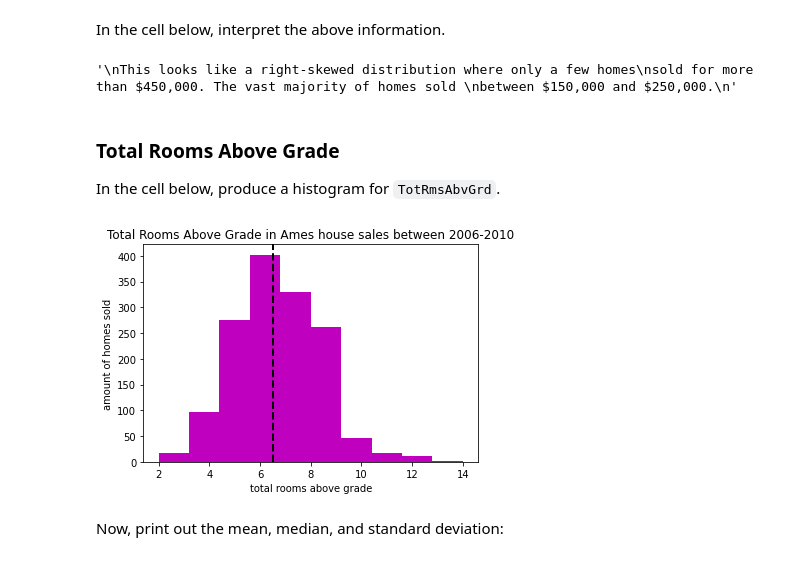
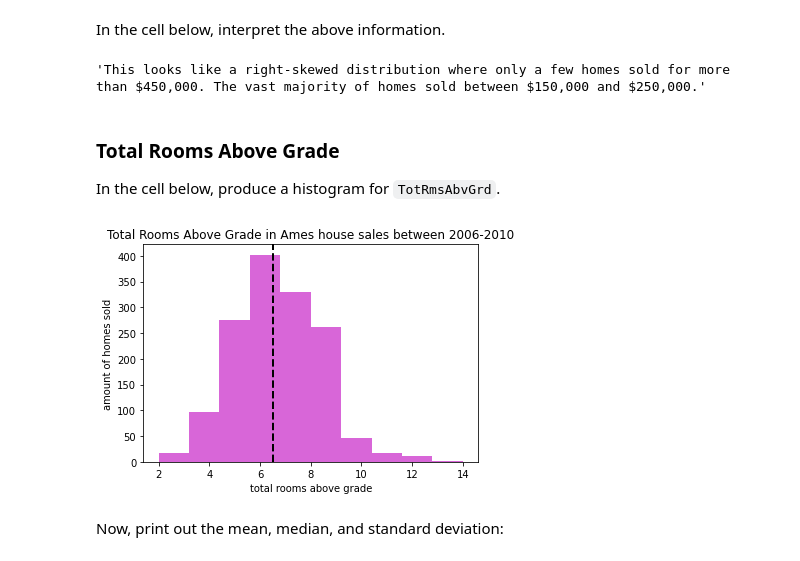
Before and after one commit to joeldmott/dsc-pandas-eda-lab, a Jupyter notebook: index.ipynb, the cells around one changed output. Drawn from its saved outputs; the diff is of its cells as text; code cells hidden in the pictures.

```diff
--- a/index.ipynb
+++ b/index.ipynb
@@ -198,29 +200,27 @@ sale price standard deviation = 79442.50288288663
 In the cell below, interpret the above information.
 # %%
 # Replace None with appropriate text
-"""
-This looks like a right-skewed distribution where only a few homes
-sold for more than $450,000. The vast majority of homes sold
-between $150,000 and $250,000.
-"""
+"""This looks like a right-skewed distribution where only a few homes \
+sold for more than $450,000. The vast majority of homes sold \
+between $150,000 and $250,000."""
 # %% [output]
-'\nThis looks like a right-skewed distribution where only a few homes\nsold for more than $450,000. The vast majority of homes sold \nbetween $150,000 and $250,000.\n'
+'This looks like a right-skewed distribution where only a few homes sold for more than $450,000. The vast majority of homes sold between $150,000 and $250,000.'
 # %% [markdown]
 ### Total Rooms Above Grade
 
 In the cell below, produce a histogram for `TotRmsAbvGrd`.
 # %%
-variable = df['TotRmsAbvGrd']
+#variable = df['TotRmsAbvGrd']
 
 fig, ax = plt.subplots()
-ax.hist(variable, color='m')
+ax.hist(df['TotRmsAbvGrd'], color='m', alpha=0.6)
 ax.set_xlabel('total rooms above grade')
 ax.set_ylabel('amount of homes sold')
 ax.set_title('Total Rooms Above Grade in Ames house sales between 2006-2010')
 
 plt.axvline(df['TotRmsAbvGrd'].mean(), color='k', linestyle='dashed', linewidth=2);
 # %% [output]
-[figure, old version]
+[figure, new version]
 # %% [markdown]
 Now, print out the mean, median, and standard deviation:
 # %%
```
Also changed, not shown: parts of 10 cells of this notebook.
